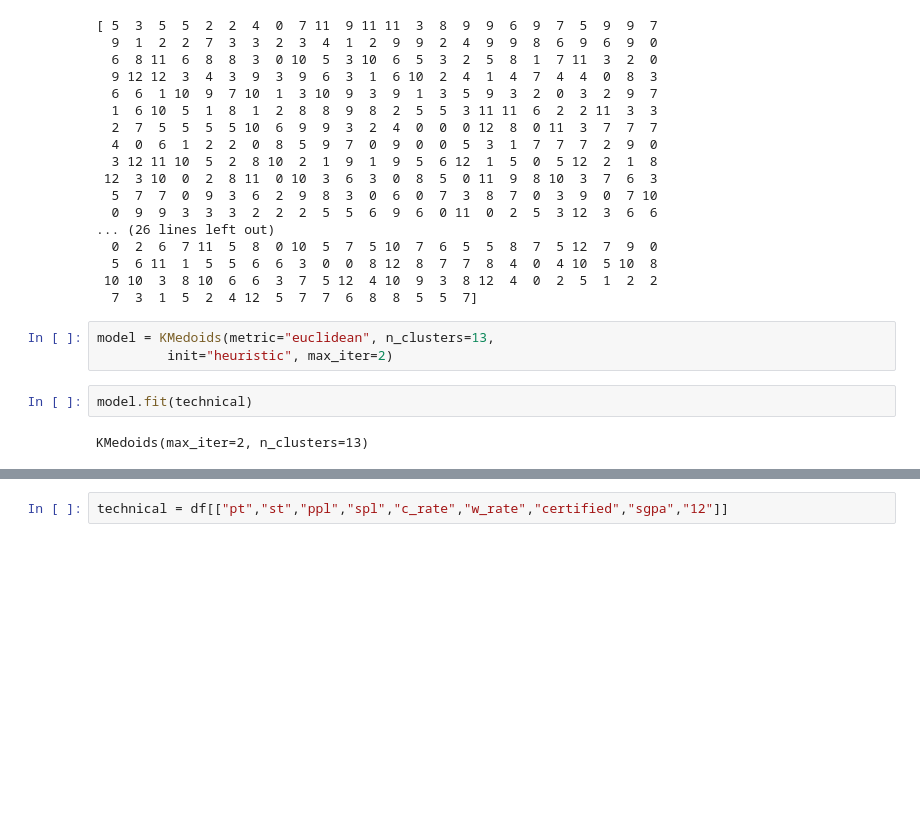
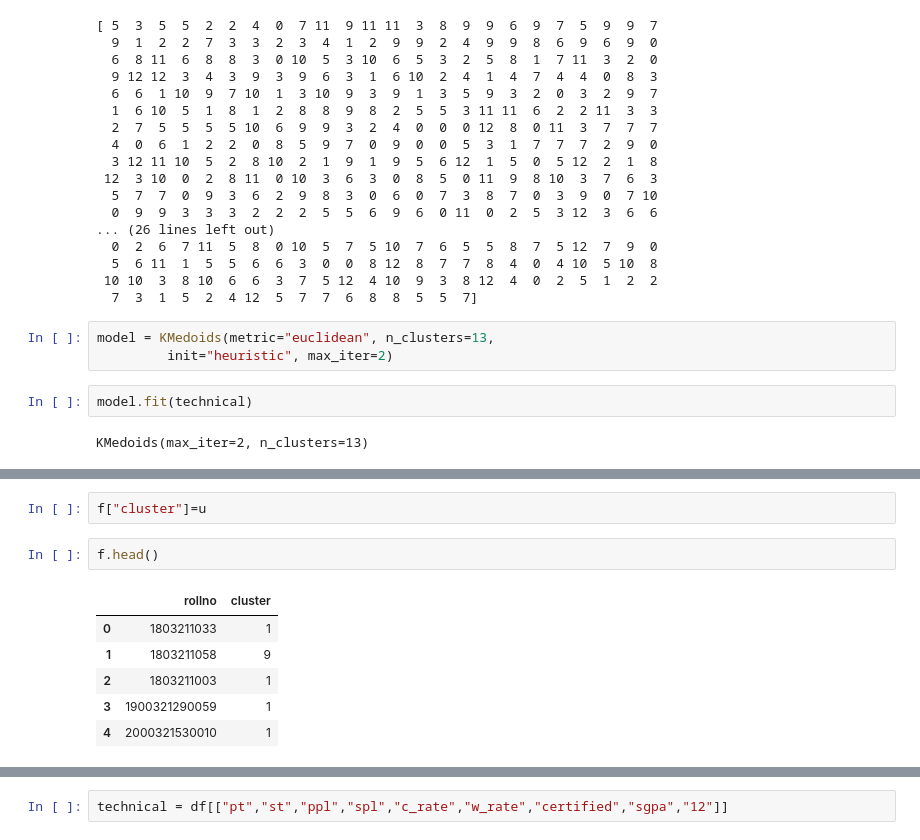
Before and after one commit to sarvjeetdev/friendsai, a Jupyter notebook: technical.ipynb, the cells around one changed output, grey strips where cells are left out. Cells and saved outputs as stored; diff of their text form; blank space fills up the shorter version.

```diff
--- a/technical.ipynb
+++ b/technical.ipynb
@@ -124,0 +164,11 @@ array([5])
+# %%
+f["cluster"]=u
+# %%
+f.head()
+# %% [output]
+|  | rollno | cluster |
+| 0 | 1803211033 | 1 |
+| 1 | 1803211058 | 9 |
+| 2 | 1803211003 | 1 |
+| 3 | 1900321290059 | 1 |
+| 4 | 2000321530010 | 1 |
```
Also changed, not shown: parts of 11 cells of this notebook.
